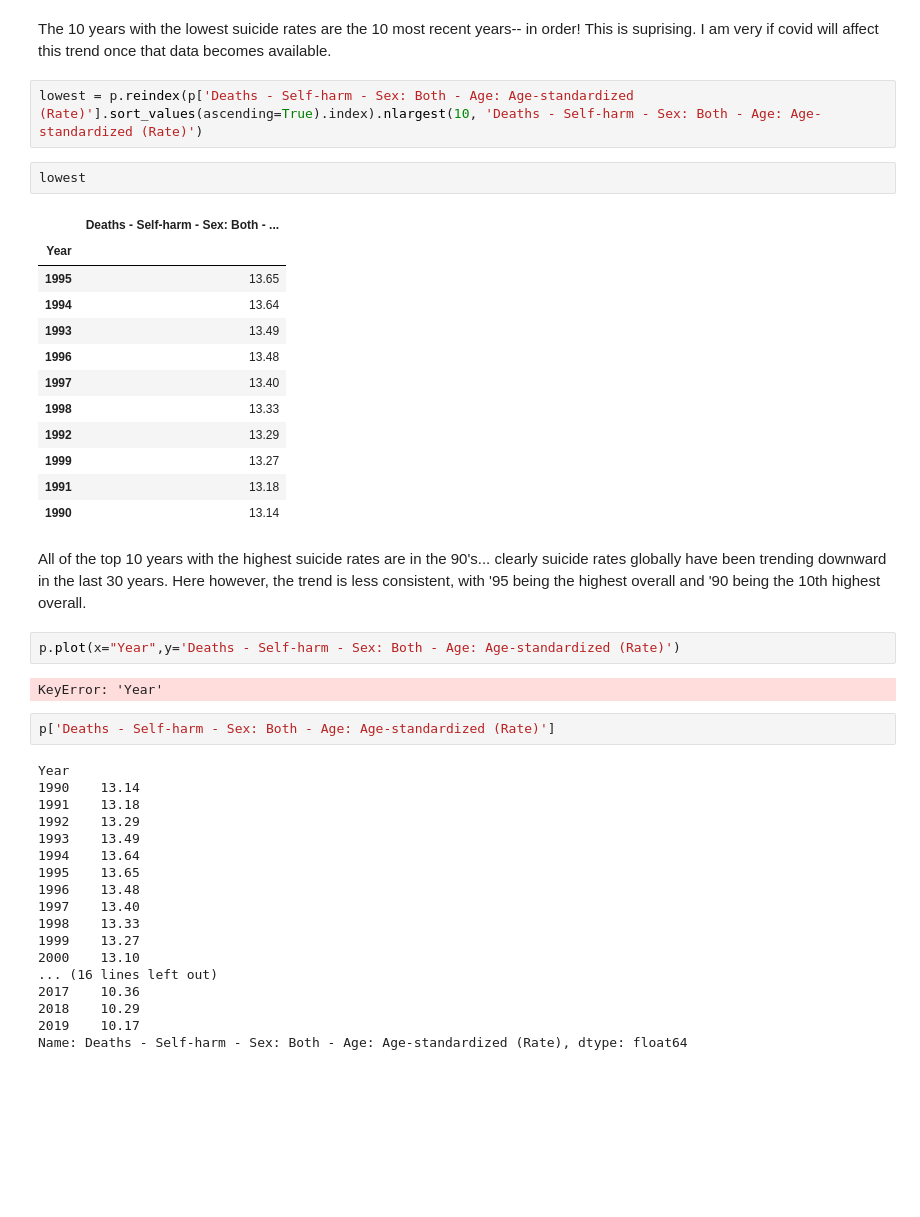
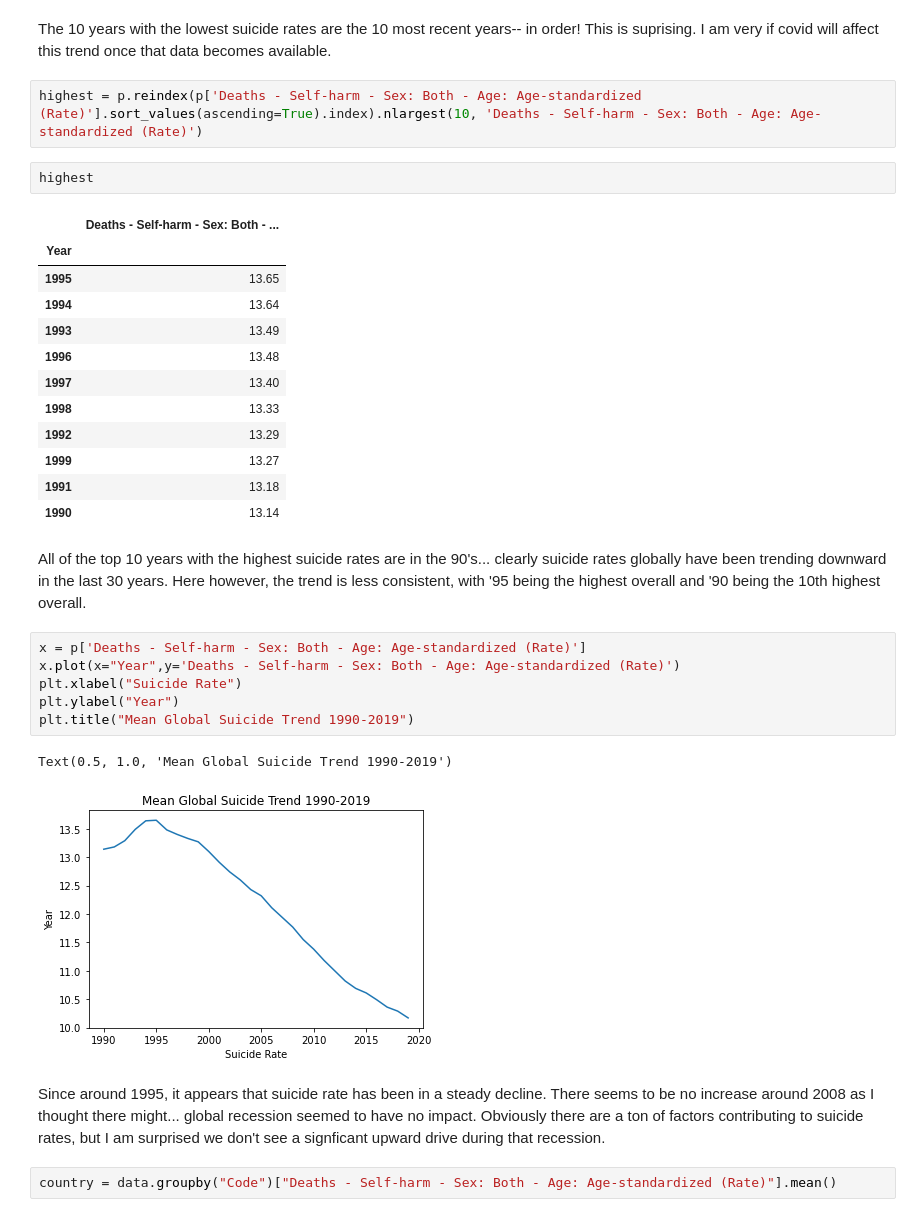
Before and after one commit to teastman21/cs103a-cpa01, a Jupyter notebook: Eastman_CPA01.ipynb, the cells around one changed output. Cells and saved outputs as stored; diff of their text form; blank space fills up the shorter version.

```diff
--- a/Eastman_CPA01.ipynb
+++ b/Eastman_CPA01.ipynb
@@ -73,9 +73,9 @@ highest
 # %% [markdown]
 The 10 years with the lowest suicide rates are the 10 most recent years-- in order! This is suprising. I am very if covid will affect this trend once that data becomes available.
 # %%
-lowest = p.reindex(p['Deaths - Self-harm - Sex: Both - Age: Age-standardized (Rate)'].sort_values(ascending=True).index).nlargest(10, 'Deaths - Self-harm - Sex: Both - Age: Age-standardized (Rate)')
+highest = p.reindex(p['Deaths - Self-harm - Sex: Both - Age: Age-standardized (Rate)'].sort_values(ascending=True).index).nlargest(10, 'Deaths - Self-harm - Sex: Both - Age: Age-standardized (Rate)')
 # %%
-lowest
+highest
 # %% [output]
 |  | Deaths - Self-harm - Sex: Both - ... |
 | Year |  |
@@ -92,26 +92,15 @@ lowest
 # %% [markdown]
 All of the top 10 years with the highest suicide rates are in the 90's... clearly suicide rates globally have been trending downward in the last 30 years. Here however, the trend is less consistent, with '95 being the highest overall and '90 being the 10th highest overall.
 # %%
-p.plot(x="Year",y='Deaths - Self-harm - Sex: Both - Age: Age-standardized (Rate)')
+x = p['Deaths - Self-harm - Sex: Both - Age: Age-standardized (Rate)']
+x.plot(x="Year",y='Deaths - Self-harm - Sex: Both - Age: Age-standardized (Rate)')
+plt.xlabel("Suicide Rate")
+plt.ylabel("Year")
+plt.title("Mean Global Suicide Trend 1990-2019")
 # %% [output]
-KeyError: 'Year'
+Text(0.5, 1.0, 'Mean Global Suicide Trend 1990-2019')
+[figure, added]
-# %%
-p['Deaths - Self-harm - Sex: Both - Age: Age-standardized (Rate)']
-# %% [output]
-Year
-1990    13.14
-1991    13.18
-1992    13.29
-1993    13.49
-1994    13.64
-1995    13.65
-1996    13.48
-1997    13.40
-1998    13.33
-1999    13.27
-2000    13.10
-... (16 lines left out)
-2017    10.36
-2018    10.29
-2019    10.17
-Name: Deaths - Self-harm - Sex: Both - Age: Age-standardized (Rate), dtype: float64
+# %% [markdown]
+Since around 1995, it appears that suicide rate has been in a steady decline. There seems to be no increase around 2008 as I thought there might... global recession seemed to have no impact. Obviously there are a ton of factors contributing to suicide rates, but I am surprised we don't see a signficant upward drive during that recession.
+# %%
+country = data.groupby("Code")["Deaths - Self-harm - Sex: Both - Age: Age-standardized (Rate)"].mean()
```
Also changed, not shown: parts of 6 cells of this notebook.
